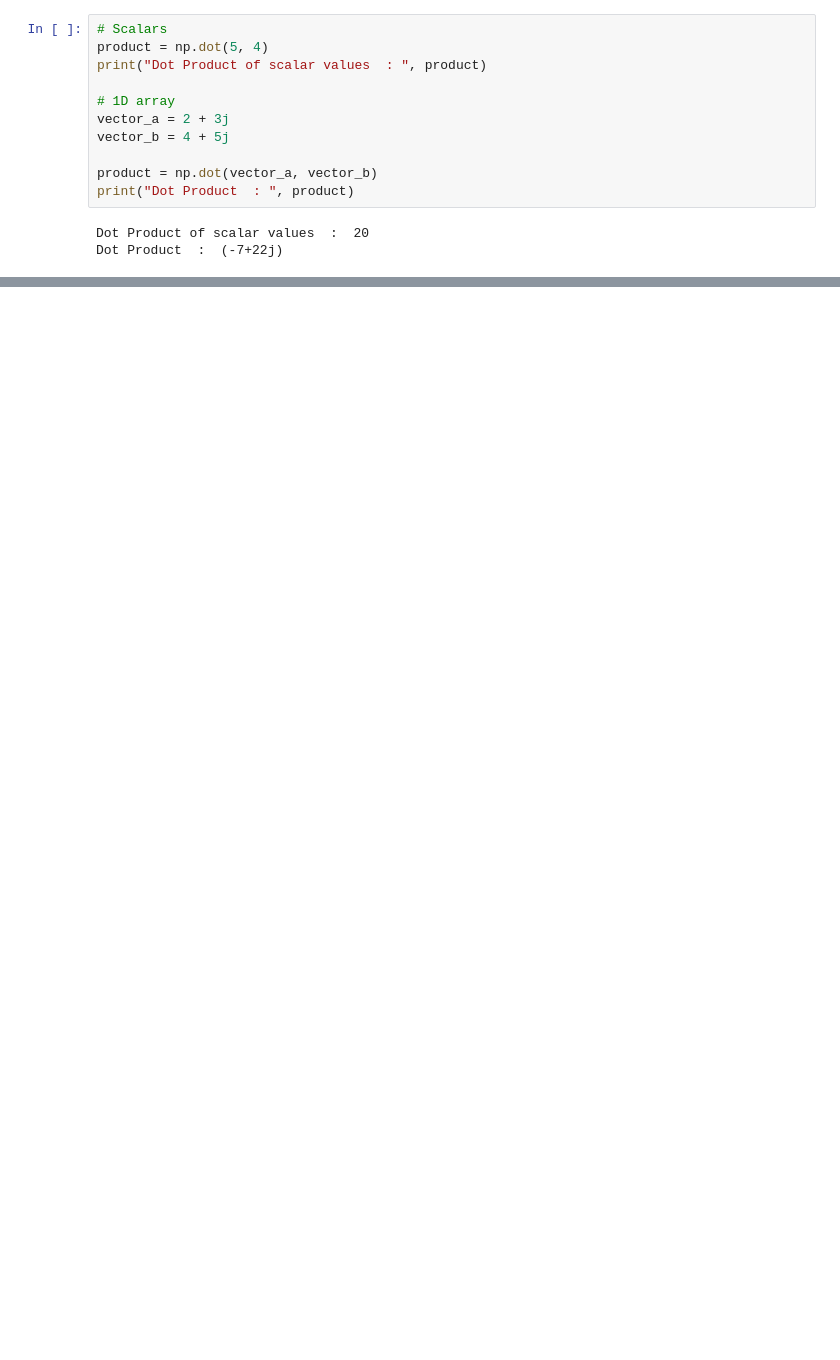
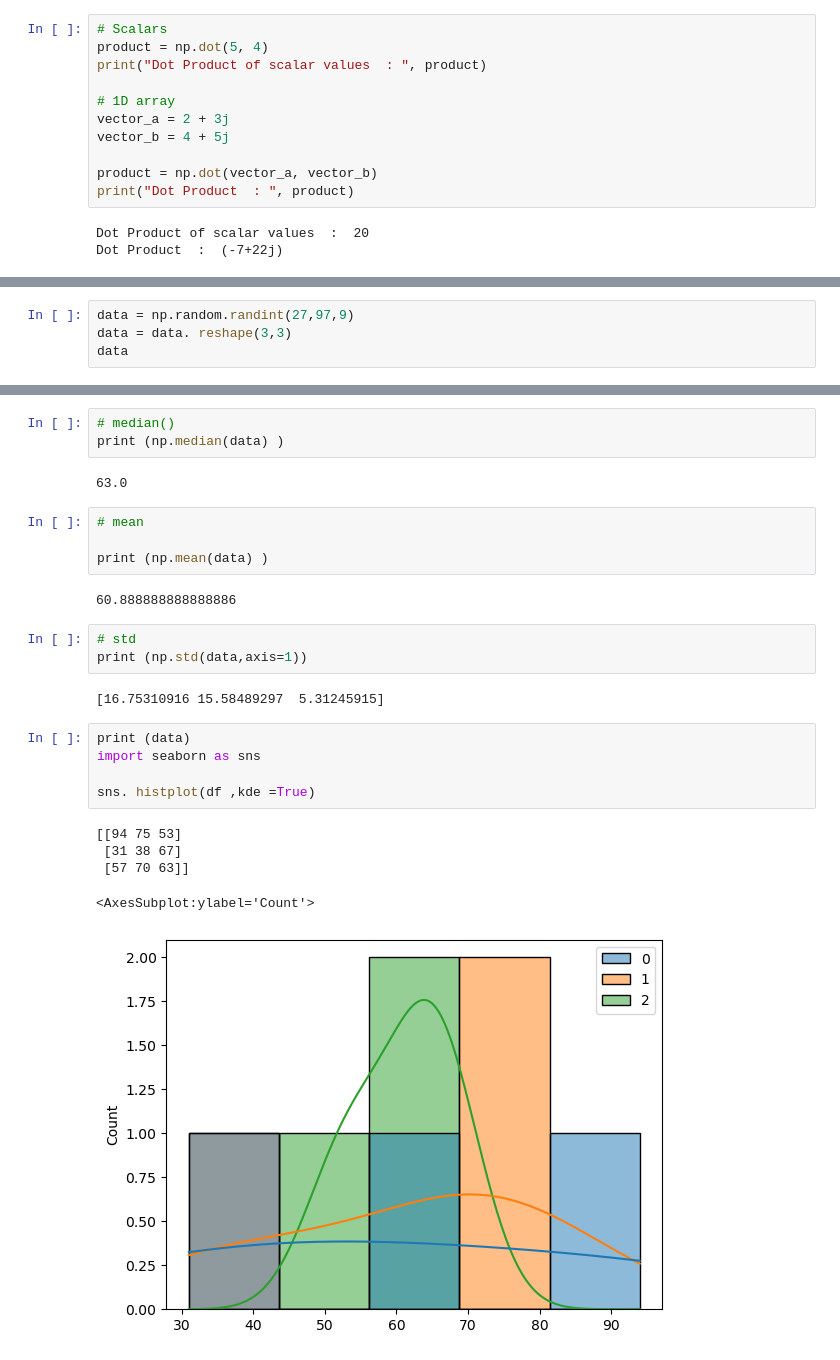
Before and after one commit to DanialAslam04/Deep_Learning_BWF_Danial_Aslam, a Jupyter notebook: Task11/LinAlgebra & stats.ipynb, the cells around one changed output, grey strips where cells are left out. Cells and saved outputs as stored; diff of their text form; blank space fills up the shorter version.

```diff
--- a/Task11/LinAlgebra & stats.ipynb
+++ b/Task11/LinAlgebra & stats.ipynb
@@ -60,0 +63,4 @@ print(np.matmul(ar, arr))
+# %%
+data = np.random.randint(27,97,9)
+data = data. reshape(3,3)
+data
@@ -60,0 +111,27 @@ print(np.matmul(ar, arr))
+# %%
+# median()
+print (np.median(data) )
+# %% [output]
+63.0
+# %%
+# mean
+
+print (np.mean(data) )
+# %% [output]
+60.888888888888886
+# %%
+# std
+print (np.std(data,axis=1))
+# %% [output]
+[16.75310916 15.58489297  5.31245915]
+# %%
+print (data)
+import seaborn as sns
+
+sns. histplot(df ,kde =True)
+# %% [output]
+[[94 75 53]
+ [31 38 67]
+ [57 70 63]]
+<AxesSubplot:ylabel='Count'>
+[figure, added]
```
Also changed, not shown: parts of 12 cells of this notebook.
